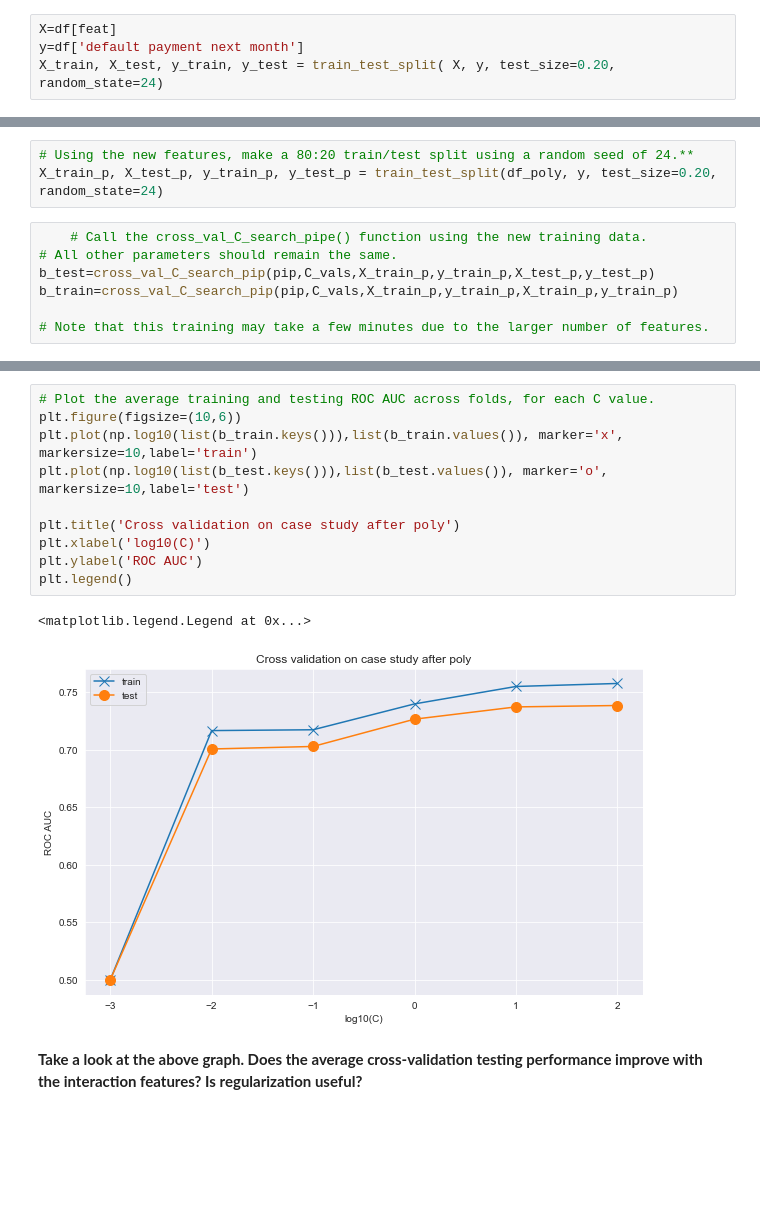
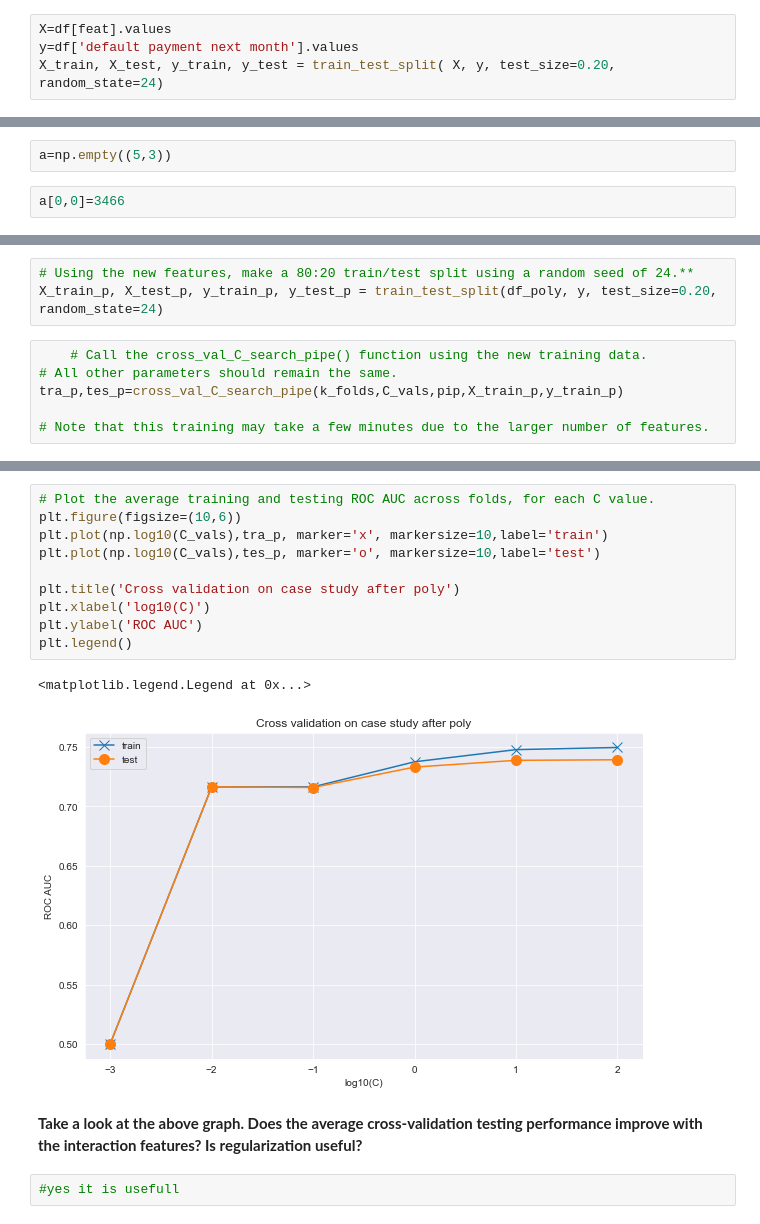
Before and after one commit to sahil199926/Technocolabs, a Jupyter notebook: Mini project/Cross-Validation_and_Feature_Engineering.ipynb, the cells around one changed output, grey strips where cells are left out. Drawn from its saved outputs; the diff is of its cells as text; blank space fills up the shorter version.

```diff
--- a/Mini project/Cross-Validation_and_Feature_Engineering.ipynb
+++ b/Mini project/Cross-Validation_and_Feature_Engineering.ipynb
@@ -38,8 +38,8 @@ df.head(1)
 _____________________________________________________
 **Next, make a 80:20 train/test split using a random seed of 24.**
 # %%
-X=df[feat]
-y=df['default payment next month']
+X=df[feat].values
+y=df['default payment next month'].values
 X_train, X_test, y_train, y_test = train_test_split( X, y, test_size=0.20, random_state=24)
 # %% [markdown]
 _____________________________________________________
@@ -130,0 +121,4 @@ def cross_val_C_search_pip(pipe,c,X_tra,y_tra,X_tes,y_tes):
+# %%
+a=np.empty((5,3))
+# %%
+a[0,0]=3466
@@ -170,7 +219,6 @@ X_train_p, X_test_p, y_train_p, y_test_p = train_test_split(df_poly, y, test_siz
 # %%
     # Call the cross_val_C_search_pipe() function using the new training data.
 # All other parameters should remain the same.
-b_test=cross_val_C_search_pip(pip,C_vals,X_train_p,y_train_p,X_test_p,y_test_p)
-b_train=cross_val_C_search_pip(pip,C_vals,X_train_p,y_train_p,X_train_p,y_train_p)
+tra_p,tes_p=cross_val_C_search_pipe(k_folds,C_vals,pip,X_train_p,y_train_p)
 
 # Note that this training may take a few minutes due to the larger number of features.
@@ -197,15 +232,17 @@ b_train,b_test,a_train,a_test
 # %%
 # Plot the average training and testing ROC AUC across folds, for each C value.
 plt.figure(figsize=(10,6))
-plt.plot(np.log10(list(b_train.keys())),list(b_train.values()), marker='x', markersize=10,label='train')
-plt.plot(np.log10(list(b_test.keys())),list(b_test.values()), marker='o', markersize=10,label='test')
+plt.plot(np.log10(C_vals),tra_p, marker='x', markersize=10,label='train')
+plt.plot(np.log10(C_vals),tes_p, marker='o', markersize=10,label='test')
 
 plt.title('Cross validation on case study after poly')
 plt.xlabel('log10(C)')
 plt.ylabel('ROC AUC')
 plt.legend()
 # %% [output]
 <matplotlib.legend.Legend at 0x...>
-[figure, old version]
+[figure, new version]
 # %% [markdown]
 **Take a look at the above graph. Does the average cross-validation testing performance improve with the interaction features? Is regularization useful?**
+# %%
+#yes it is usefull
```
Also changed, not shown: parts of 8 cells of this notebook, 2 other files.
